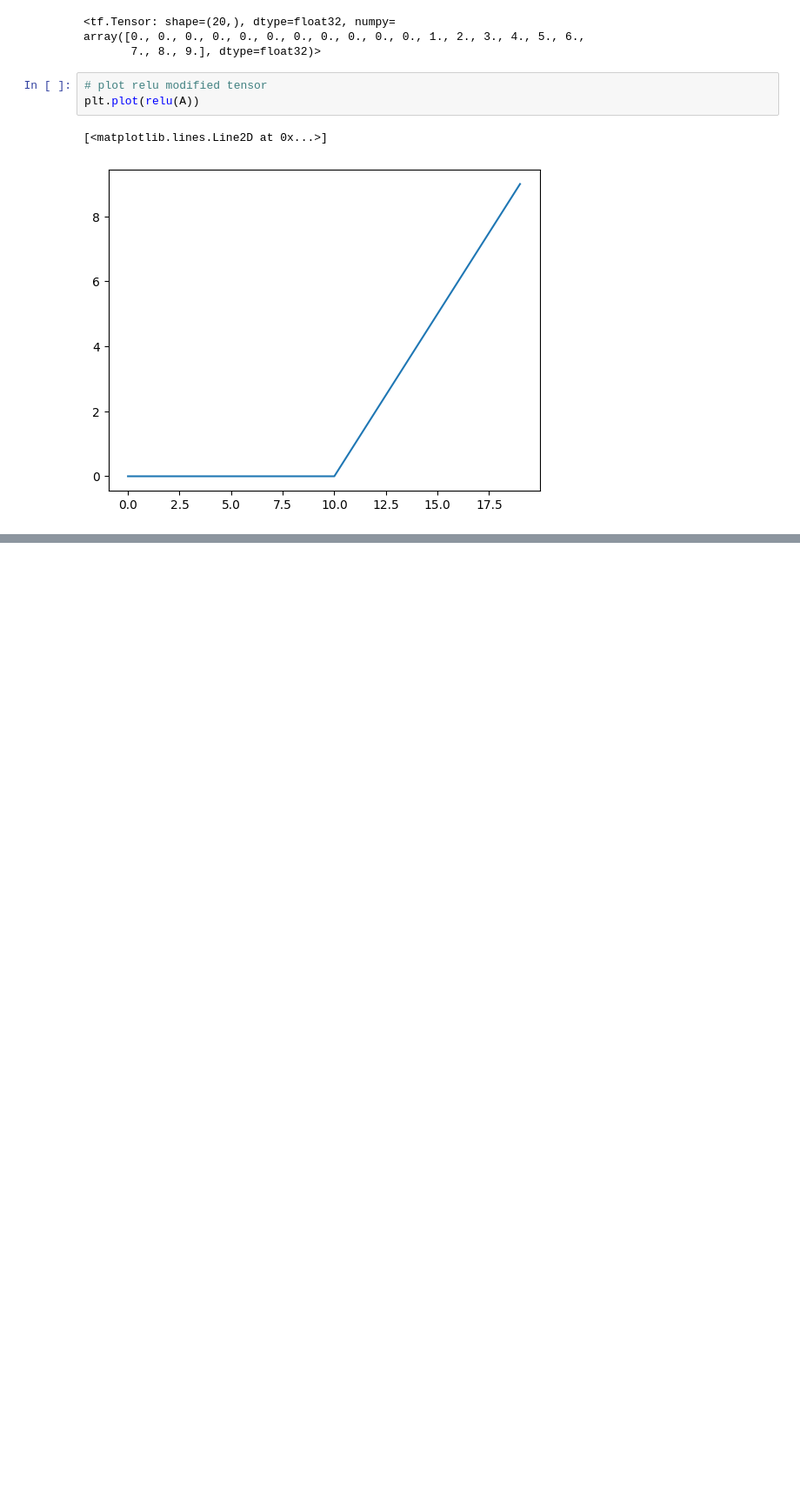
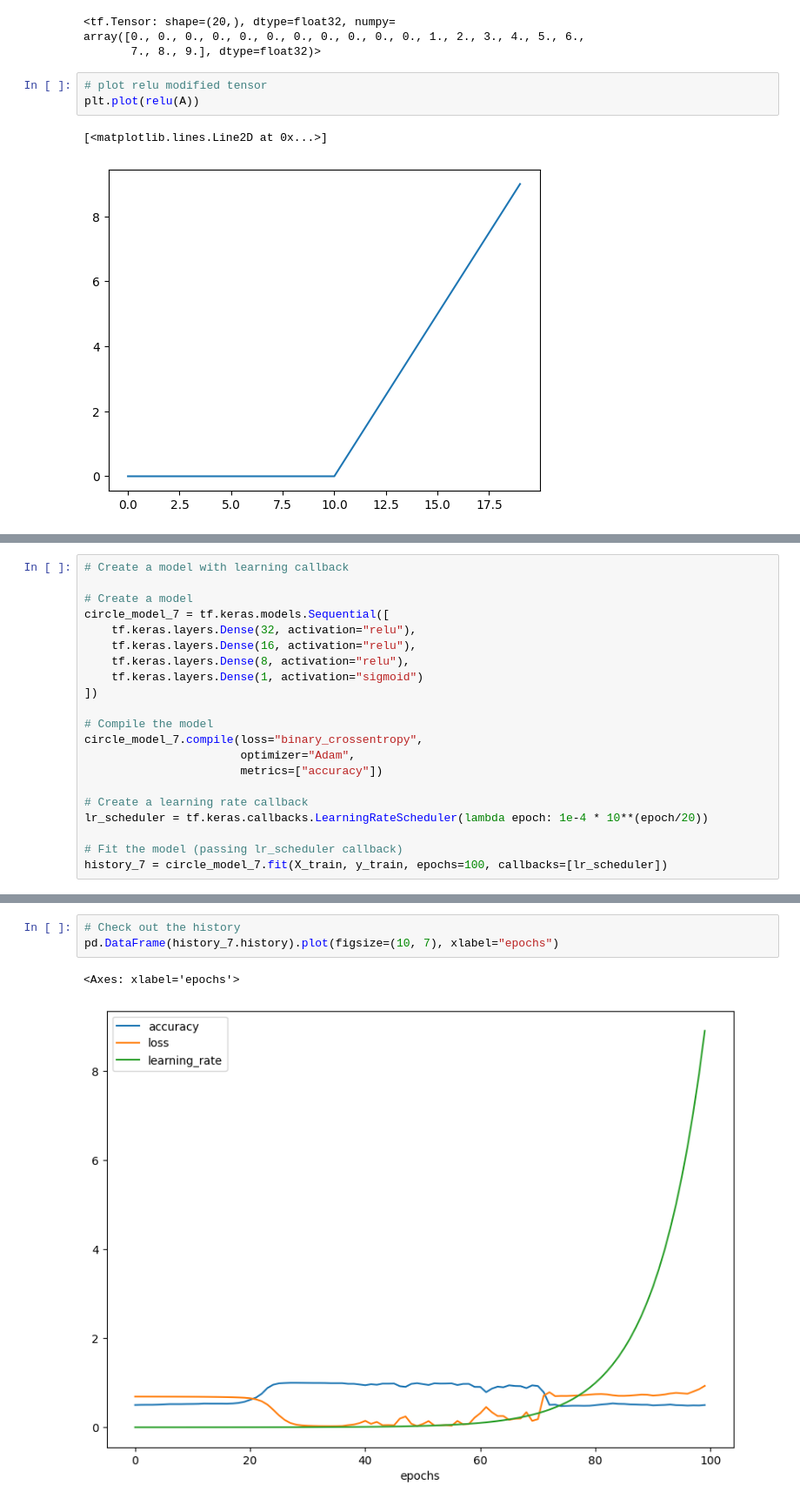
Before and after one commit to ra2dd/jupyter-tensor, a Jupyter notebook: 03_neural_network_classification.ipynb, the cells around one changed output, grey strips where cells are left out. Shown at 87% size. Cells and saved outputs as stored; diff of their text form; blank space fills up the shorter version.

```diff
--- a/03_neural_network_classification.ipynb
+++ b/03_neural_network_classification.ipynb
@@ -530,0 +620,21 @@ plt.plot(relu(A))
+# %%
+# Create a model with learning callback
+
+# Create a model
+circle_model_7 = tf.keras.models.Sequential([
+    tf.keras.layers.Dense(32, activation="relu"),
+    tf.keras.layers.Dense(16, activation="relu"),
+    tf.keras.layers.Dense(8, activation="relu"),
+    tf.keras.layers.Dense(1, activation="sigmoid")
+])
+
+# Compile the model
+circle_model_7.compile(loss="binary_crossentropy",
+                       optimizer="Adam",
+                       metrics=["accuracy"])
+
+# Create a learning rate callback
+lr_scheduler = tf.keras.callbacks.LearningRateScheduler(lambda epoch: 1e-4 * 10**(epoch/20))
+
+# Fit the model (passing lr_scheduler callback)
+history_7 = circle_model_7.fit(X_train, y_train, epochs=100, callbacks=[lr_scheduler])
@@ -530,0 +659,6 @@ plt.plot(relu(A))
+# %%
+# Check out the history
+pd.DataFrame(history_7.history).plot(figsize=(10, 7), xlabel="epochs")
+# %% [output]
+<Axes: xlabel='epochs'>
+[figure, added]
```
Also changed, not shown: parts of 29 cells of this notebook.
